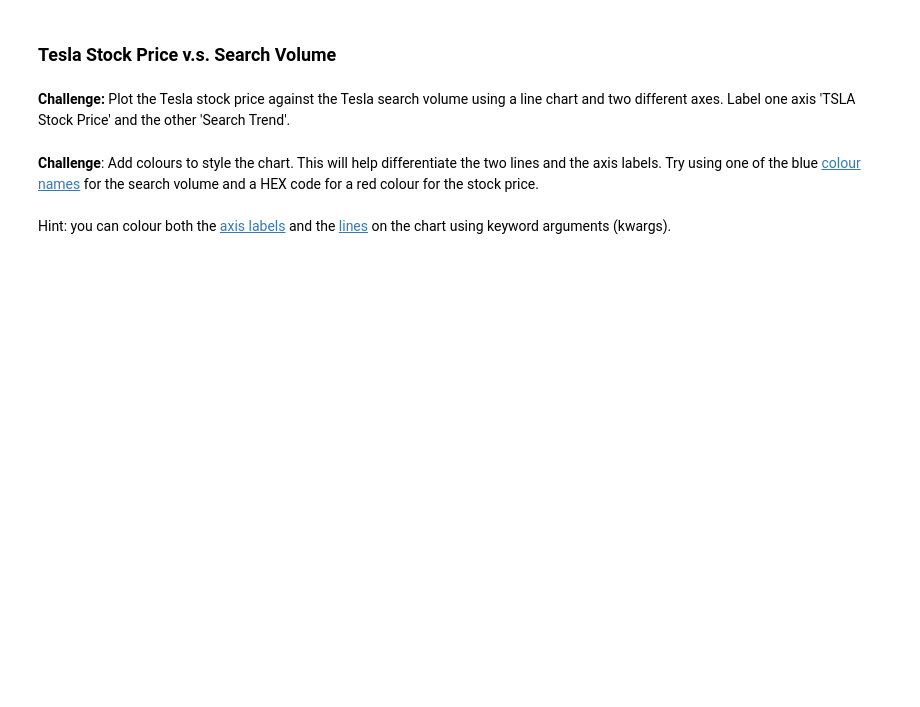
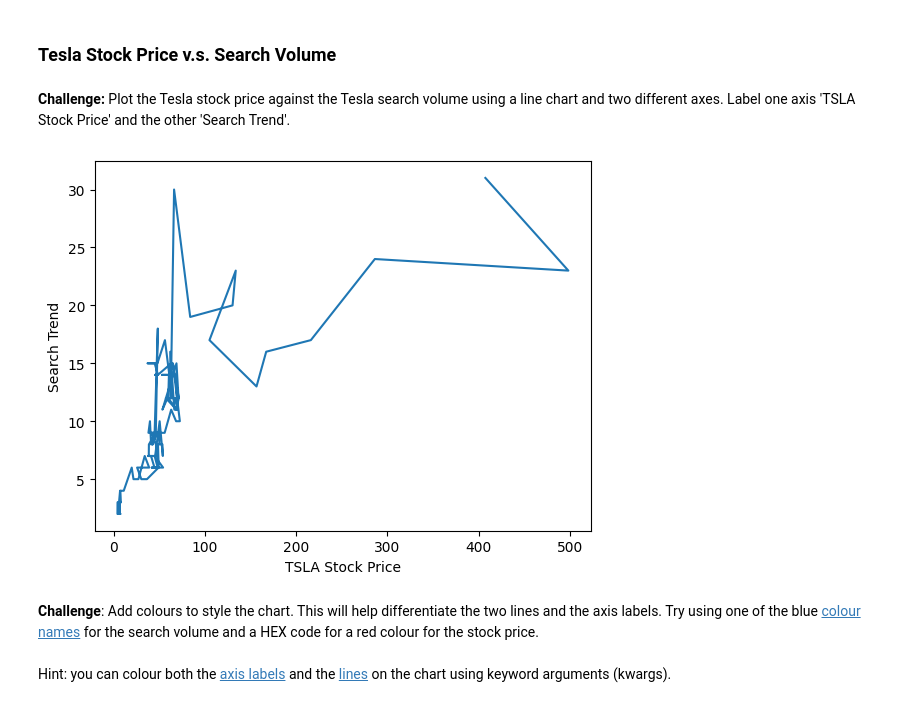
Before and after one commit to Aman88600/100-days-of-code, a Jupyter notebook: Day_75/Google Trends Data Viz (start)/Google Trends and Data Visualisation (start).ipynb, the cells around one changed output. Drawn from its saved outputs; the diff is of its cells as text; code cells hidden in the pictures; blank space fills up the shorter version.

```diff
--- a/Day_75/Google Trends Data Viz (start)/Google Trends and Data Visualisation (start).ipynb
+++ b/Day_75/Google Trends Data Viz (start)/Google Trends and Data Visualisation (start).ipynb
@@ -231,6 +228,20 @@ print(type(df_unemployment['MONTH'][0]))
 ### Tesla Stock Price v.s. Search Volume
 # %% [markdown]
 **Challenge:** Plot the Tesla stock price against the Tesla search volume using a line chart and two different axes. Label one axis 'TSLA Stock Price' and the other 'Search Trend'.
+# %%
+# print(df_tesla['TSLA_USD_CLOSE'])
+# print(df_tesla['TSLA_WEB_SEARCH'])
+import numpy as np
+# Making 2 arrays
+tesla_stock_price = np.array(df_tesla['TSLA_USD_CLOSE'])
+tesla_web_search = np.array(df_tesla['TSLA_WEB_SEARCH'])
+# Plottig them on graph
+plt.plot(tesla_stock_price, tesla_web_search)
+plt.xlabel('TSLA Stock Price')
+plt.ylabel('Search Trend')
+plt.show()
+# %% [output]
+[figure, added]
 # %% [markdown]
 **Challenge**: Add colours to style the chart. This will help differentiate the two lines and the axis labels. Try using one of the blue [colour names](https://matplotlib.org/3.1.1/gallery/color/named_colors.html) for the search volume and a HEX code for a red colour for the stock price.
 <br>
```
Also changed, not shown: parts of 3 cells of this notebook.
